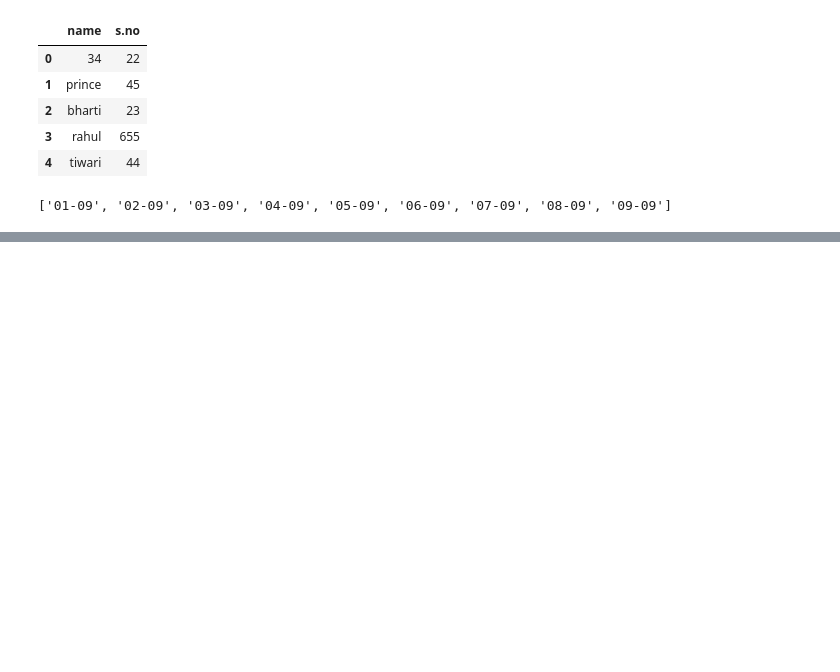
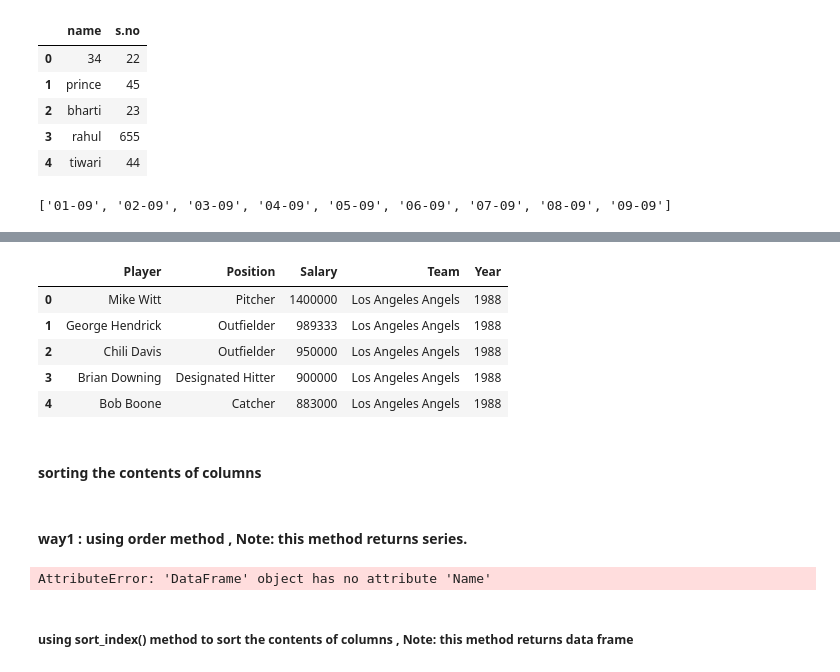
Before and after one commit to princebharti/python_libraries, a Jupyter notebook: practise/pandas-DataFrame data structure practise .ipynb, the cells around one changed output, grey strips where cells are left out. Saved outputs shown, nothing was run; the diff lists cells and outputs as text; code cells hidden in the pictures; blank space fills up the shorter version.

```diff
--- a/practise/pandas-DataFrame data structure practise .ipynb
+++ b/practise/pandas-DataFrame data structure practise .ipynb
@@ -137,0 +174,17 @@ Name: Sex, Length: 1313, dtype: object>
+# %%
+data.sort_index(axis=1).head(10).head() # axis is 1(coulumn) and sorting w.r.t to columns
+# %% [output]
+|  | Player | Position | Salary | Team | Year |
+| 0 | Mike Witt | Pitcher | 1400000 | Los Angeles Angels | 1988 |
+| 1 | George Hendrick | Outfielder | 989333 | Los Angeles Angels | 1988 |
+| 2 | Chili Davis | Outfielder | 950000 | Los Angeles Angels | 1988 |
+| 3 | Brian Downing | Designated Hitter | 900000 | Los Angeles Angels | 1988 |
+| 4 | Bob Boone | Catcher | 883000 | Los Angeles Angels | 1988 |
+# %% [markdown]
+#### sorting the contents of columns
+# %% [markdown]
+#### way1 : using order method , Note: this method returns series.
+# %%
+data.Name.order(ascending=False).head(30)
+# %% [output]
+AttributeError: 'DataFrame' object has no attribute 'Name'
@@ -137,0 +193,2 @@ Name: Sex, Length: 1313, dtype: object>
+# %% [markdown]
+##### using sort_index() method to sort the contents of columns , Note: this method returns data frame
```
Also changed, not shown: parts of 27 cells of this notebook, 7 other files.
